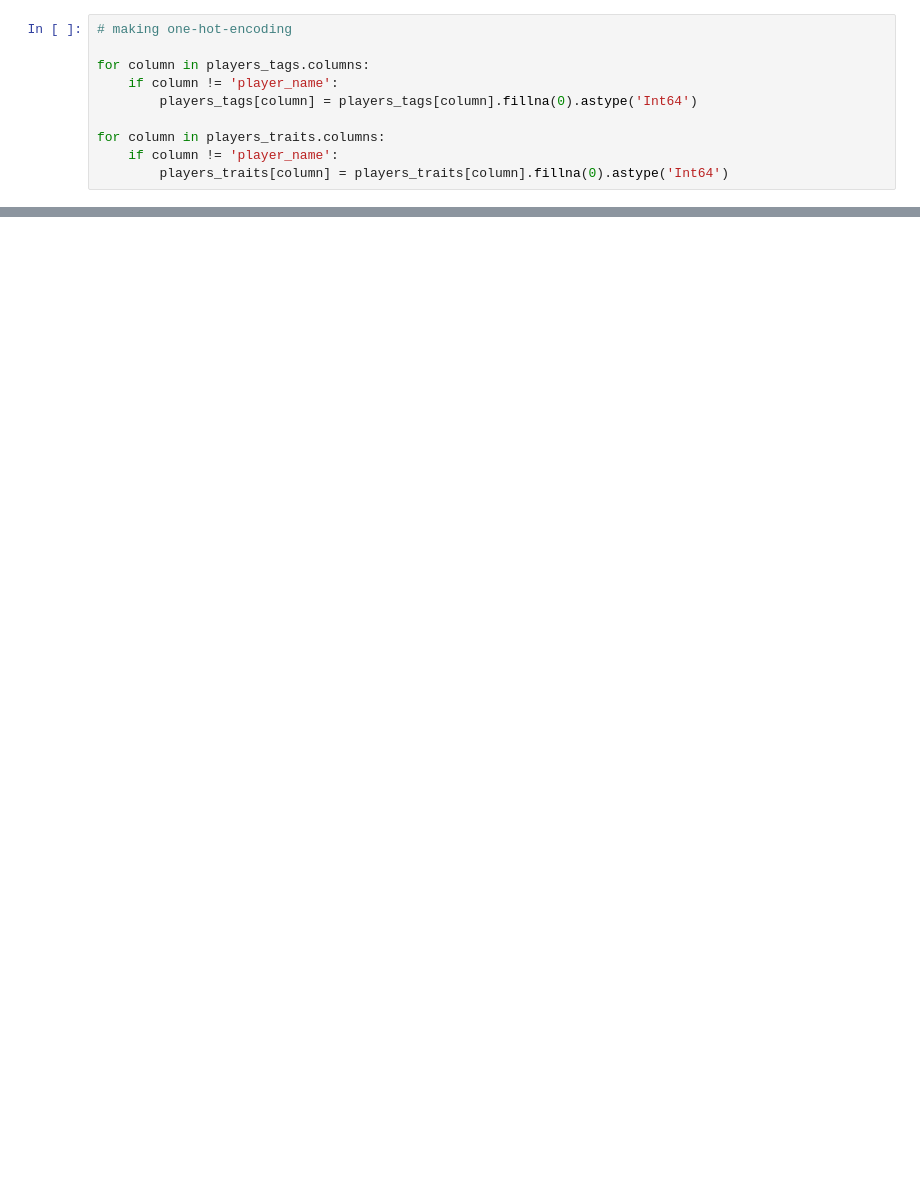
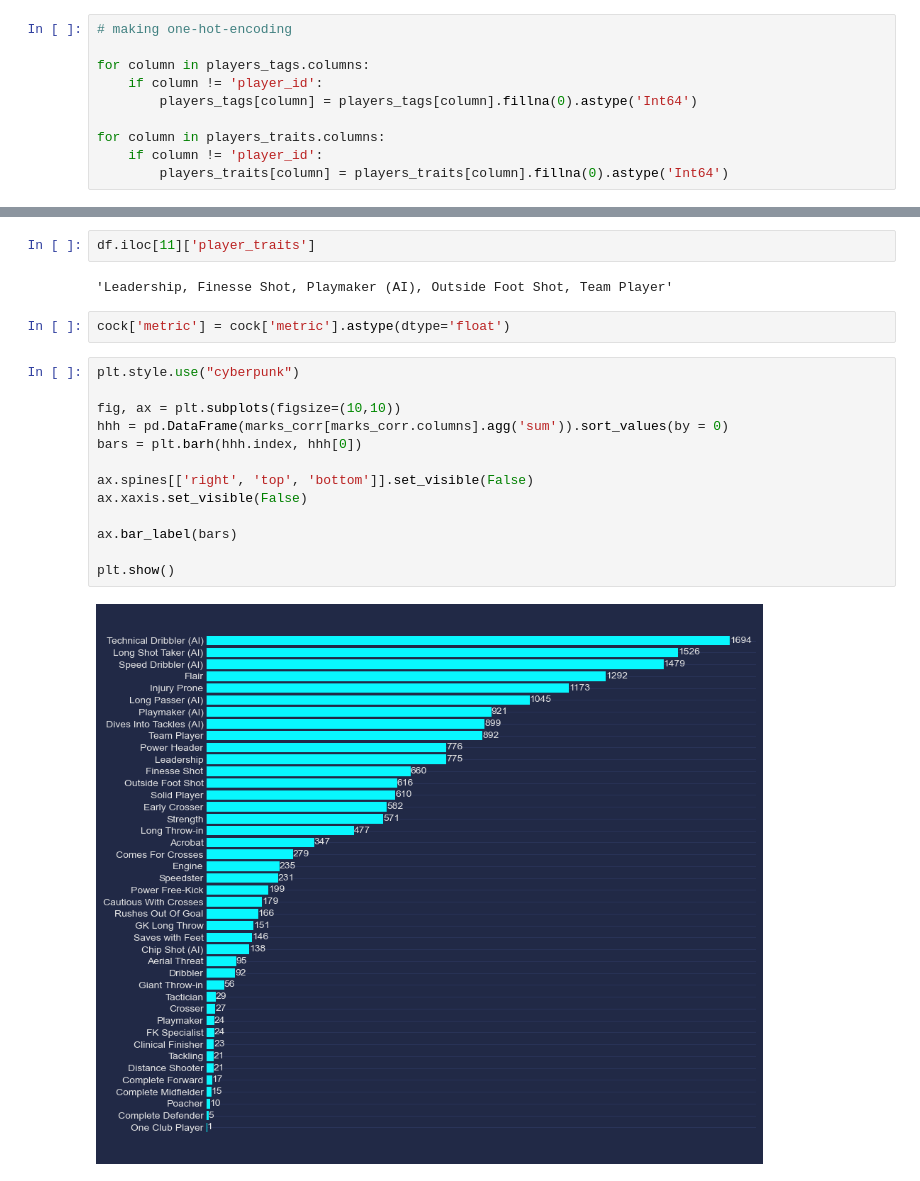
Before and after one commit to philippkuch/data_analyst_projects, a Jupyter notebook: FIFA_22_players.ipynb, the cells around one changed output, grey strips where cells are left out. Cells and saved outputs as stored; diff of their text form; blank space fills up the shorter version.

```diff
--- a/FIFA_22_players.ipynb
+++ b/FIFA_22_players.ipynb
@@ -70,11 +108,11 @@ for string in df.itertuples(): # iteration by rows as turples
 # making one-hot-encoding
 
 for column in players_tags.columns:
-    if column != 'player_name':
+    if column != 'player_id':
         players_tags[column] = players_tags[column].fillna(0).astype('Int64')
 
 for column in players_traits.columns:
-    if column != 'player_name':
+    if column != 'player_id':
         players_traits[column] = players_traits[column].fillna(0).astype('Int64')
 # %%
 # creating data for corr mtrx
@@ -91,0 +243,21 @@ del marks_corr['player_name']
+# %%
+df.iloc[11]['player_traits']
+# %% [output]
+'Leadership, Finesse Shot, Playmaker (AI), Outside Foot Shot, Team Player'
+# %%
+cock['metric'] = cock['metric'].astype(dtype='float')
+# %%
+plt.style.use("cyberpunk")
+
+fig, ax = plt.subplots(figsize=(10,10))
+hhh = pd.DataFrame(marks_corr[marks_corr.columns].agg('sum')).sort_values(by = 0)
+bars = plt.barh(hhh.index, hhh[0])
+
+ax.spines[['right', 'top', 'bottom']].set_visible(False)
+ax.xaxis.set_visible(False)
+
+ax.bar_label(bars)
+
+plt.show()
+# %% [output]
+[figure, added]
```
Also changed, not shown: parts of 29 cells of this notebook, 3 other files.
